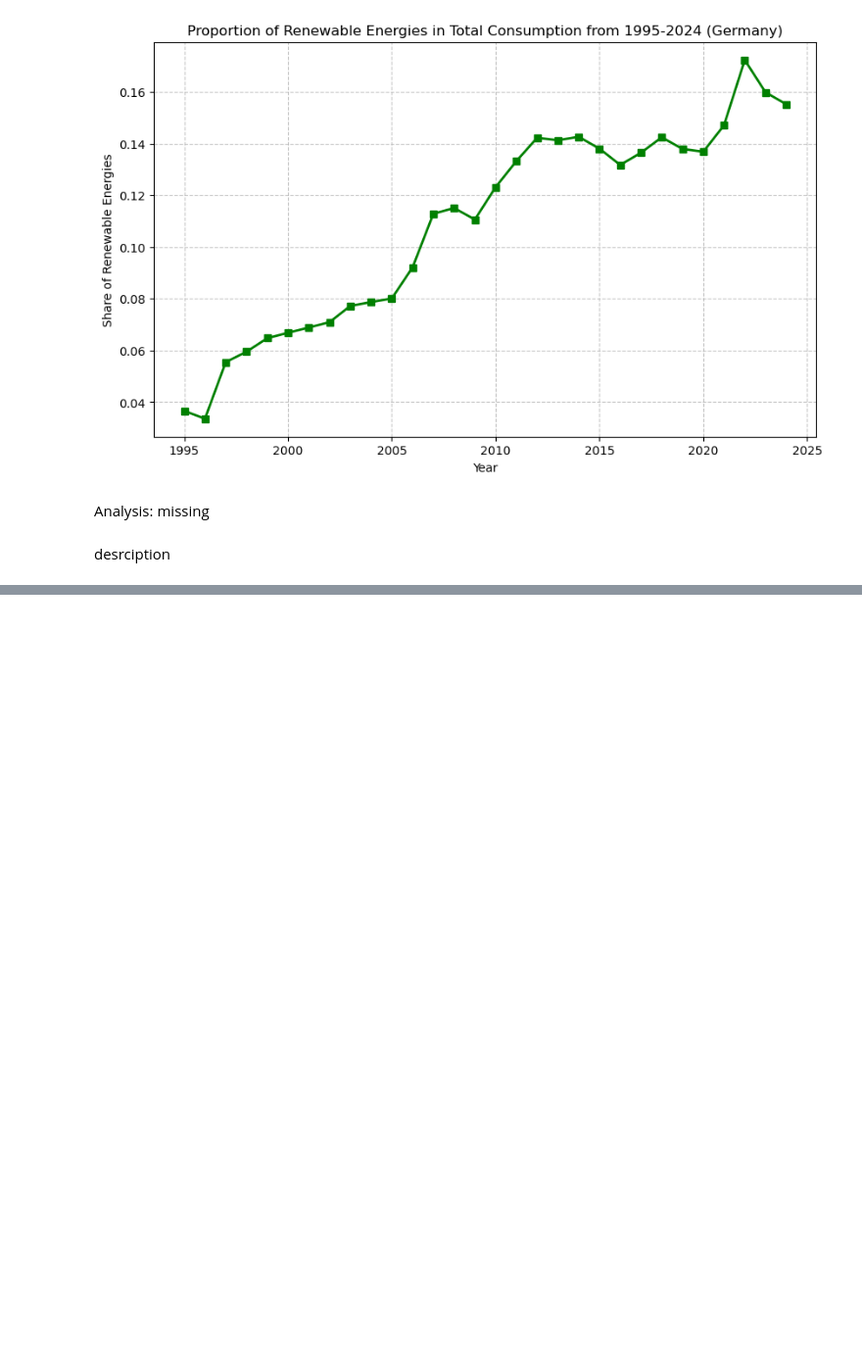
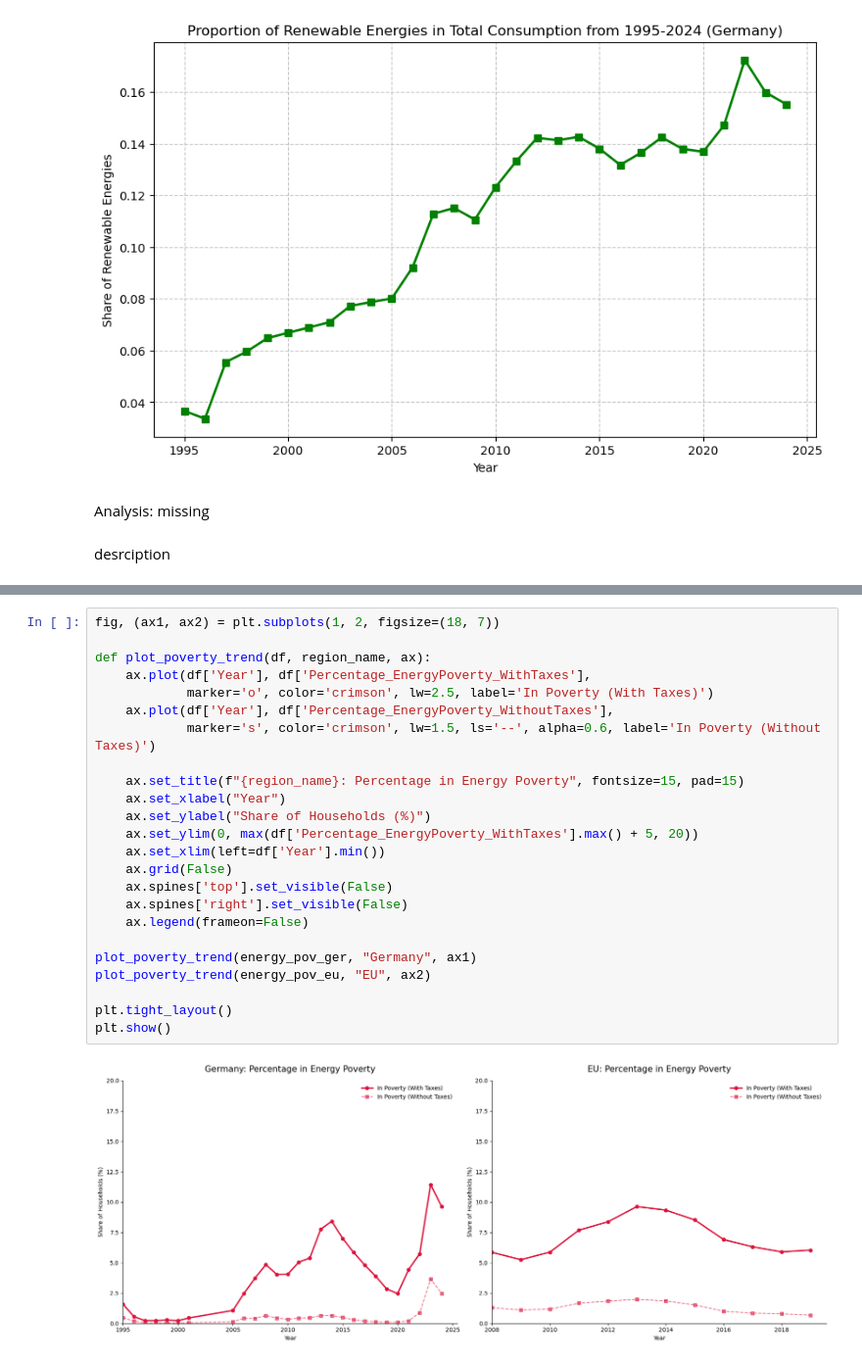
Before and after one commit to maximilianstarp/EnergyPoverty, a Jupyter notebook: src/analysis.ipynb, the cells around one changed output, grey strips where cells are left out. Shown at 98% size. Cells and saved outputs as stored; diff of their text form; blank space fills up the shorter version.

```diff
--- a/src/analysis.ipynb
+++ b/src/analysis.ipynb
@@ -291,0 +693,26 @@ desrciption
+# %%
+fig, (ax1, ax2) = plt.subplots(1, 2, figsize=(18, 7))
+
+def plot_poverty_trend(df, region_name, ax):
+    ax.plot(df['Year'], df['Percentage_EnergyPoverty_WithTaxes'],
+            marker='o', color='crimson', lw=2.5, label='In Poverty (With Taxes)')
+    ax.plot(df['Year'], df['Percentage_EnergyPoverty_WithoutTaxes'],
+            marker='s', color='crimson', lw=1.5, ls='--', alpha=0.6, label='In Poverty (Without Taxes)')
+
+    ax.set_title(f"{region_name}: Percentage in Energy Poverty", fontsize=15, pad=15)
+    ax.set_xlabel("Year")
+    ax.set_ylabel("Share of Households (%)")
+    ax.set_ylim(0, max(df['Percentage_EnergyPoverty_WithTaxes'].max() + 5, 20))
+    ax.set_xlim(left=df['Year'].min())
+    ax.grid(False)
+    ax.spines['top'].set_visible(False)
+    ax.spines['right'].set_visible(False)
+    ax.legend(frameon=False)
+
+plot_poverty_trend(energy_pov_ger, "Germany", ax1)
+plot_poverty_trend(energy_pov_eu, "EU", ax2)
+
+plt.tight_layout()
+plt.show()
+# %% [output]
+[figure, added]
```
Also changed, not shown: parts of 19 cells of this notebook.
